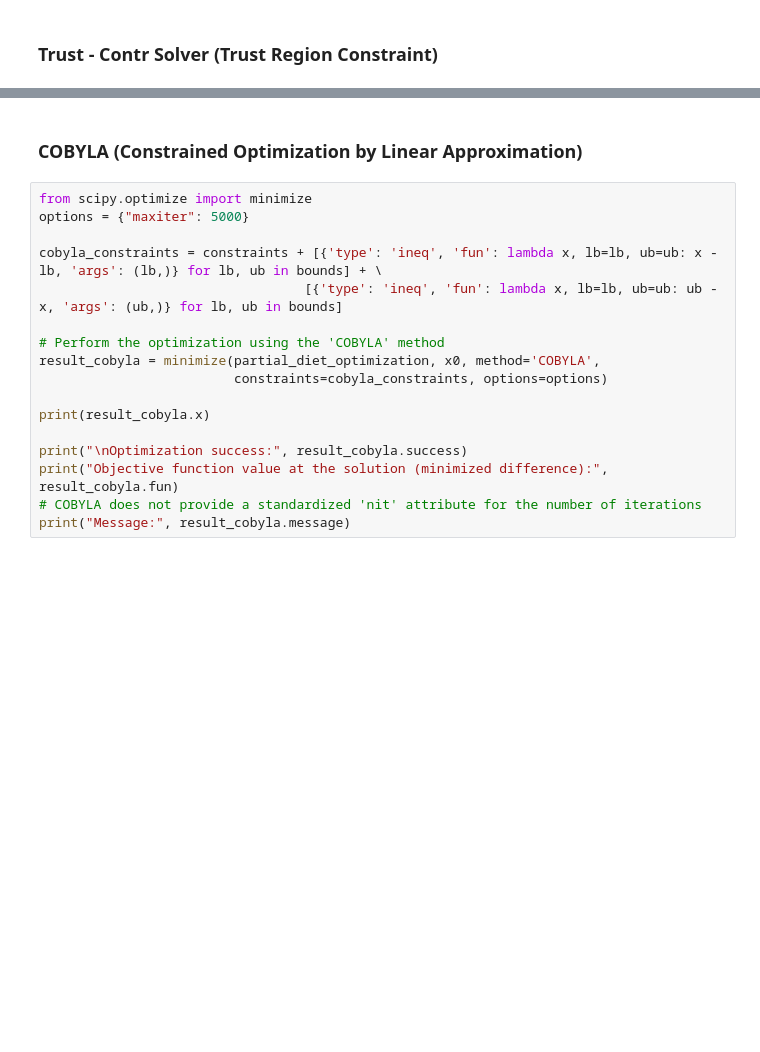
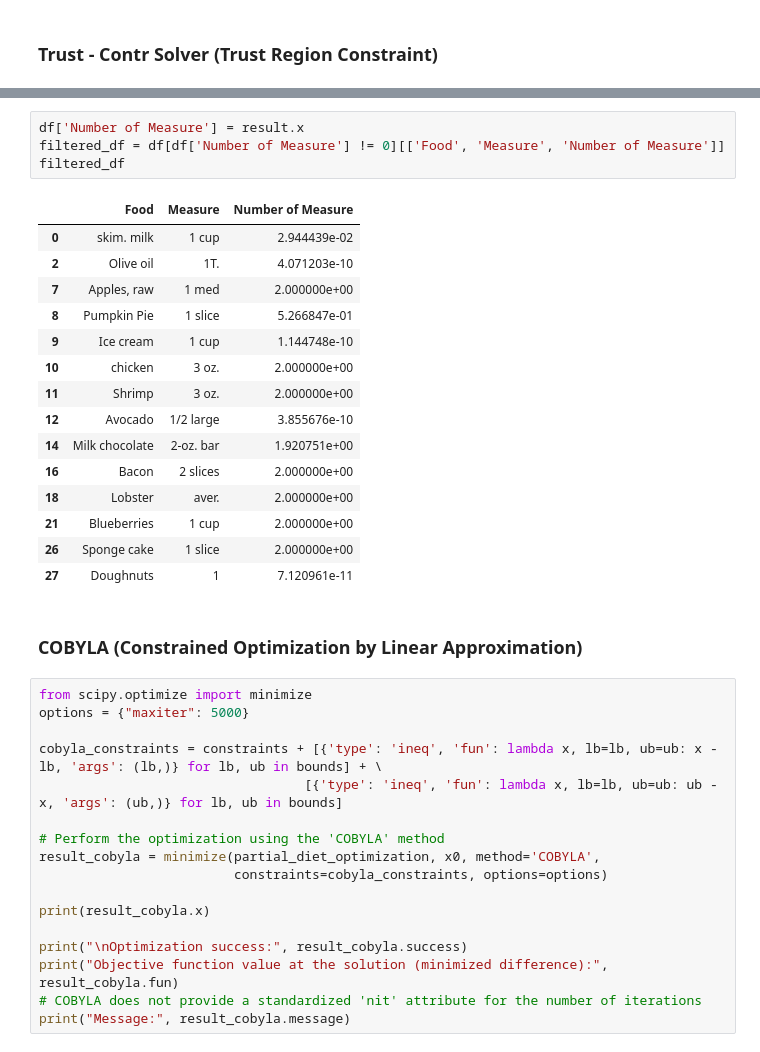
Before and after one commit to matthewtg00/CSE-543T-Final-Project, a Jupyter notebook: nutrients.ipynb, the cells around one changed output, grey strips where cells are left out. Cells and saved outputs as stored; diff of their text form; blank space fills up the shorter version.

```diff
--- a/nutrients.ipynb
+++ b/nutrients.ipynb
@@ -382,3 +364,23 @@ df
+# %%
+df['Number of Measure'] = result.x
+filtered_df = df[df['Number of Measure'] != 0][['Food', 'Measure', 'Number of Measure']]
+filtered_df
+# %% [output]
+|  | Food | Measure | Number of Measure |
+| 0 | skim. milk | 1 cup | 2.944439e-02 |
+| 2 | Olive oil | 1T. | 4.071203e-10 |
+| 7 | Apples, raw | 1 med | 2.000000e+00 |
+| 8 | Pumpkin Pie | 1 slice | 5.266847e-01 |
+| 9 | Ice cream | 1 cup | 1.144748e-10 |
+| 10 | chicken | 3 oz. | 2.000000e+00 |
+| 11 | Shrimp | 3 oz. | 2.000000e+00 |
+| 12 | Avocado | 1/2 large | 3.855676e-10 |
+| 14 | Milk chocolate | 2-oz. bar | 1.920751e+00 |
+| 16 | Bacon | 2 slices | 2.000000e+00 |
+| 18 | Lobster | aver. | 2.000000e+00 |
+| 21 | Blueberries | 1 cup | 2.000000e+00 |
+| 26 | Sponge cake | 1 slice | 2.000000e+00 |
+| 27 | Doughnuts | 1 | 7.120961e-11 |
 # %% [markdown]
 ### COBYLA (Constrained Optimization by Linear Approximation)
 # %%
```
Also changed, not shown: parts of 12 cells of this notebook.
